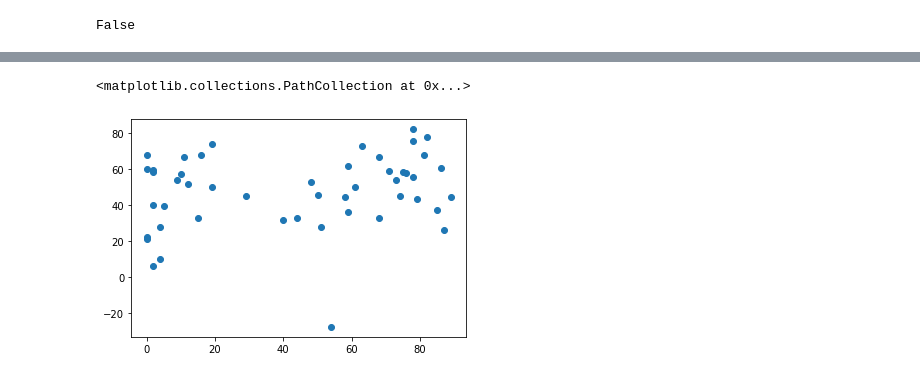
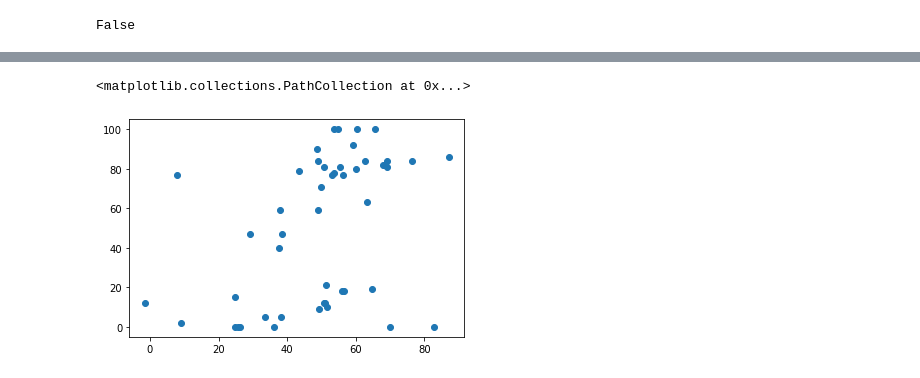
Before and after one commit to LSandovalAraujo/jpcs_special_issue, a Jupyter notebook: Elastic Net.ipynb, the cells around one changed output, grey strips where cells are left out. Cells and saved outputs as stored; diff of their text form; code cells hidden in the pictures.

```diff
--- a/Elastic Net.ipynb
+++ b/Elastic Net.ipynb
@@ -318,7 +308,7 @@ array([ 50.32999197,  27.83664608,  75.89486637,  51.74724839,
 # %%
 import matplotlib.pyplot as plt
 
-plt.scatter(bnResty_test, bnPredict) #weird that we have that -27 inn there... hmmm
+plt.scatter(bnPredict, bnResty_test) #weird that we have that - in there... hmmm
 # %% [output]
 <matplotlib.collections.PathCollection at 0x...>
-[figure, old version]
+[figure, new version]
```
Also changed, not shown: parts of 7 cells of this notebook.
